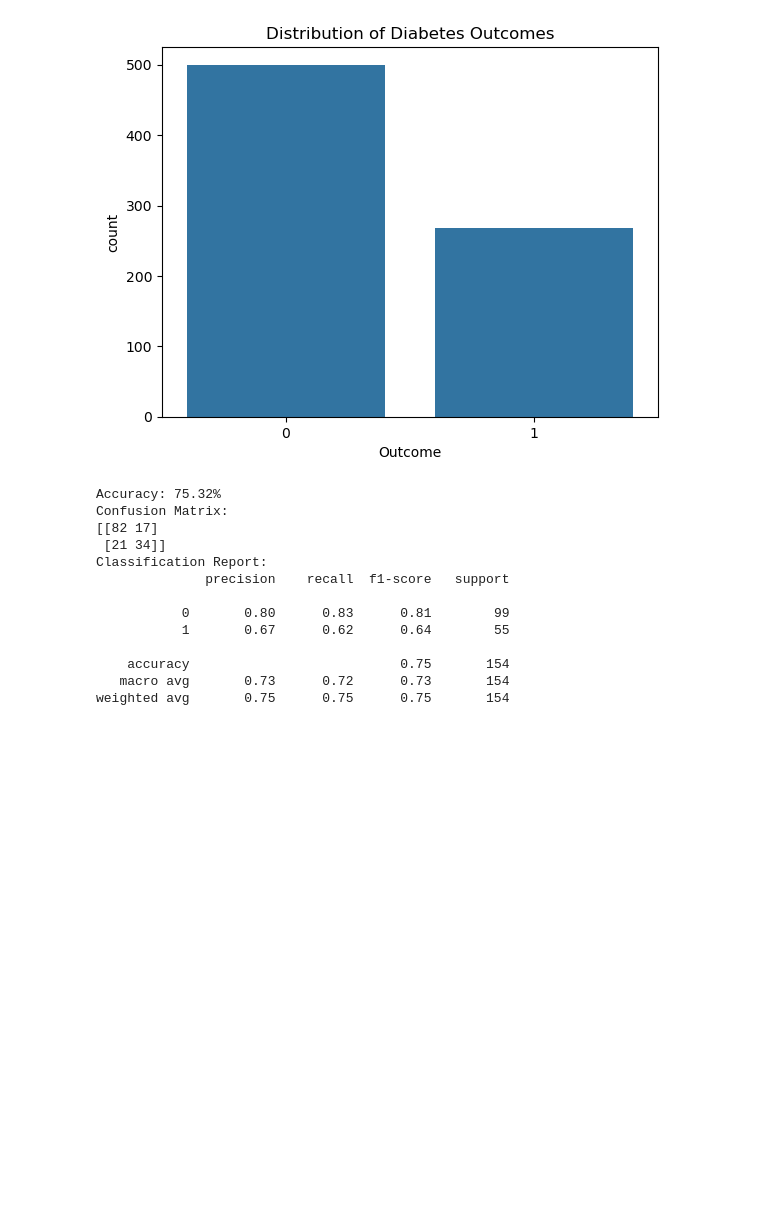
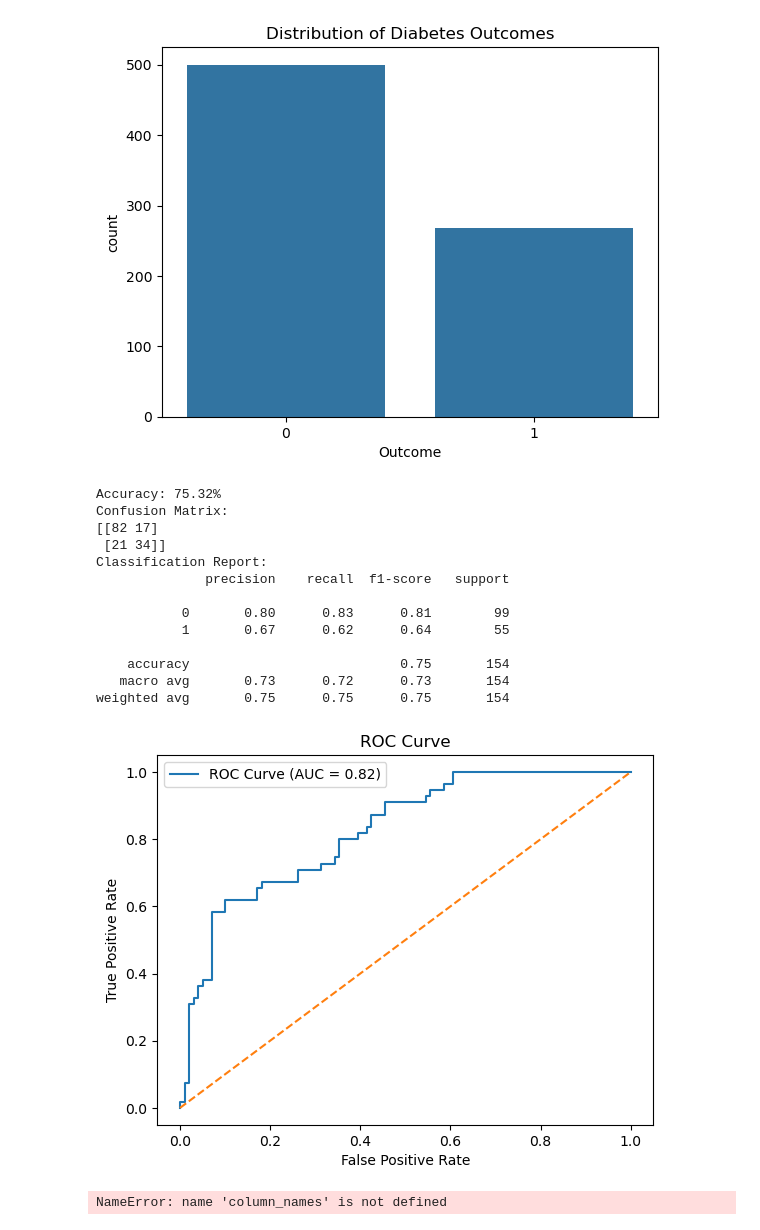
Before and after one commit to Deepak3015/Deep-Leaning, a Jupyter notebook: Logistics Regression/Untitled.ipynb, the cells around one changed output. Saved outputs shown, nothing was run; the diff lists cells and outputs as text; code cells hidden in the pictures; blank space fills up the shorter version.

```diff
--- a/Logistics Regression/Untitled.ipynb
+++ b/Logistics Regression/Untitled.ipynb
@@ -103,3 +103,25 @@ Classification Report:
     accuracy                           0.75       154
    macro avg       0.73      0.72      0.73       154
 weighted avg       0.75      0.75      0.75       154
+# %%
+y_pred_proba = model.predict_proba(X_test)[:, 1]
+fpr, tpr, thresholds = roc_curve(y_test, y_pred_proba)
+auc_score = roc_auc_score(y_test, y_pred_proba)
+# %%
+plt.figure()
+plt.plot(fpr, tpr, label=f"ROC Curve (AUC = {auc_score:.2f})")
+plt.plot([0, 1], [0, 1], linestyle="--")
+plt.xlabel("False Positive Rate")
+plt.ylabel("True Positive Rate")
+plt.title("ROC Curve")
+plt.legend()
+plt.show()
+# %% [output]
+[figure, added]
+# %%
+# Step 7: Feature Importance (Coefficients)
+coefficients = pd.DataFrame({"Feature": column_names[:-1], "Coefficient": model.coef_[0]})
+print("Feature Importance:")
+print(coefficients.sort_values(by="Coefficient", ascending=False))
+# %% [output]
+NameError: name 'column_names' is not defined
```
